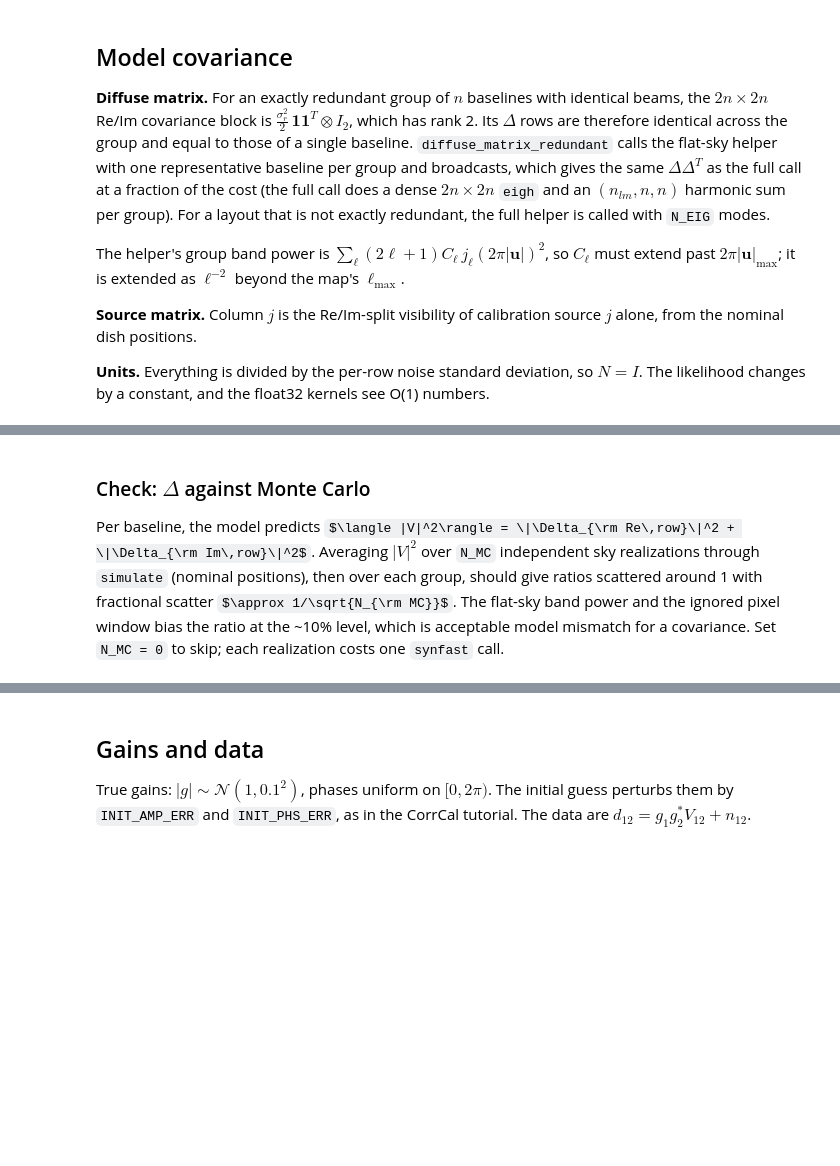
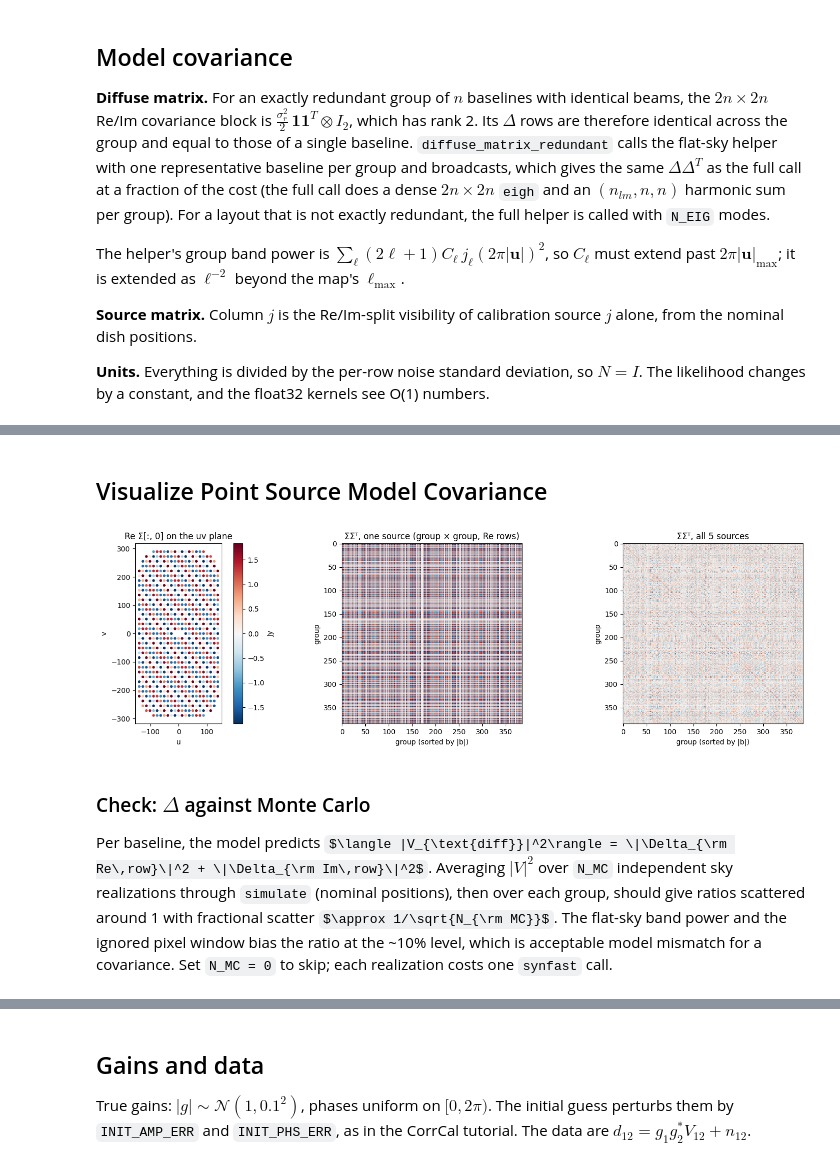
Before and after one commit to mikejafs/gpu_corrcal, a Jupyter notebook: scripts/simluate/calibration_simulation_chord_layout.ipynb, the cells around one changed output, grey strips where cells are left out. Saved outputs shown, nothing was run; the diff lists cells and outputs as text; code cells hidden in the pictures; some formulas as TeX source; blank space fills up the shorter version.

```diff
--- a/scripts/simluate/calibration_simulation_chord_layout.ipynb
+++ b/scripts/simluate/calibration_simulation_chord_layout.ipynb
@@ -383,5 +383,36 @@ Delta (260536, 2), Sigma (260536, 5), built in 5.9 s
+# %% [markdown]
+## Visualize Point Source Model Covariance
+# %%
+reps = edges[:-1]                      # Re row of the first baseline in each group
+u = ubl[:, :2] / LAM                   # unique baselines in wavelengths (E, N)
+j = 0                                  # brightest catalog source
+
+fig, axes = plt.subplots(1, 3, figsize=(16, 4.5))
+
+# (a) Column j of Sigma: the source's fringe pattern sampled on the uv plane.
+#     V(-u) = V(u)*, so the Re part is mirrored to -u.
+re = src_mat_jy[reps, j]
+for s in (1, -1):
+    sc = axes[0].scatter(s * u[:, 0], s * u[:, 1], c=re, cmap="RdBu_r", s=8)
+axes[0].set_aspect("equal"); axes[0].set_xlabel("u"); axes[0].set_ylabel("v")
+axes[0].set_title(f"Re Σ[:, {j}] on the uv plane"); fig.colorbar(sc, ax=axes[0], label="Jy")
+
+# (b) Sigma Sigma^T for that one source (rank 1), on the representative Re rows.
+one = np.outer(re, re)
+axes[1].imshow(one, cmap="RdBu_r", vmin=-abs(one).max(), vmax=abs(one).max())
+axes[1].set_title("ΣΣᵀ, one source (group × group, Re rows)")
+
+# (c) Sigma Sigma^T for all catalog sources.
+all_ = src_mat_jy[reps] @ src_mat_jy[reps].T
+axes[2].imshow(all_, cmap="RdBu_r", vmin=-abs(all_).max(), vmax=abs(all_).max())
+axes[2].set_title(f"ΣΣᵀ, all {N_SRC_CAL} sources")
+for ax in axes[1:]:
+    ax.set_xlabel("group (sorted by |b|)"); ax.set_ylabel("group")
+fig.tight_layout();
+# %% [output]
+[figure, added]
 # %% [markdown]
 ### Check: $\Delta$ against Monte Carlo
 
-Per baseline, the model predicts $\langle |V|^2\rangle = \|\Delta_{\rm Re\,row}\|^2 + \|\Delta_{\rm Im\,row}\|^2$. Averaging $|V|^2$ over `N_MC` independent sky realizations through `simulate` (nominal positions), then over each group, should give ratios scattered around 1 with fractional scatter $\approx 1/\sqrt{N_{\rm MC}}$. The flat-sky band power and the ignored pixel window bias the ratio at the ~10% level, which is acceptable model mismatch for a covariance. Set `N_MC = 0` to skip; each realization costs one `synfast` call.
+Per baseline, the model predicts $\langle |V_{\text{diff}}|^2\rangle = \|\Delta_{\rm Re\,row}\|^2 + \|\Delta_{\rm Im\,row}\|^2$. Averaging $|V|^2$ over `N_MC` independent sky realizations through `simulate` (nominal positions), then over each group, should give ratios scattered around 1 with fractional scatter $\approx 1/\sqrt{N_{\rm MC}}$. The flat-sky band power and the ignored pixel window bias the ratio at the ~10% level, which is acceptable model mismatch for a covariance. Set `N_MC = 0` to skip; each realization costs one `synfast` call.
 # %%
```
Also changed, not shown: parts of 18 cells of this notebook.
